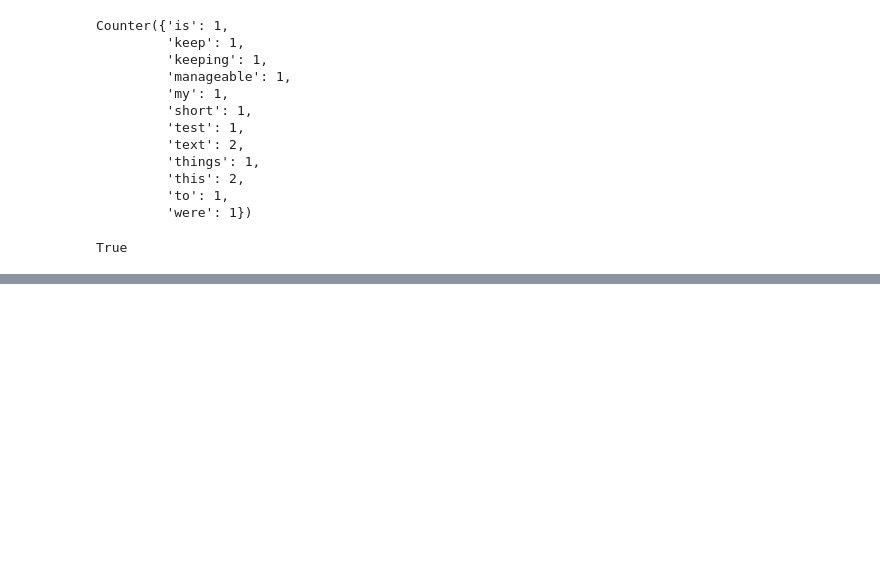
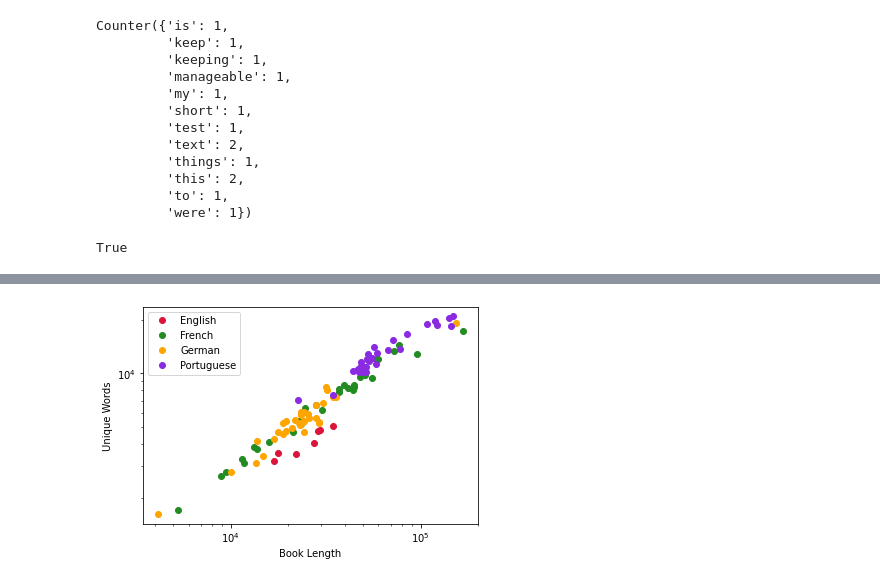
Before and after one commit to menobleknight/using-python-for-research, a Jupyter notebook: week-3-part-2/language-processing.ipynb, the cells around one changed output, grey strips where cells are left out. Cells and saved outputs as stored; diff of their text form; code cells hidden in the pictures; blank space fills up the shorter version.

```diff
--- a/week-3-part-2/language-processing.ipynb
+++ b/week-3-part-2/language-processing.ipynb
@@ -98,0 +293,18 @@ True
+# %%
+english = stats[stats.language == "English"]
+plt.loglog(english['length'], english['unique words'], "o", label="English", color="crimson");
+
+french = stats[stats.language == "French"]
+plt.loglog(french['length'], french['unique words'], "o", label="French", color="forestgreen");
+
+german = stats[stats.language == "German"]
+plt.loglog(german['length'], german['unique words'], "o", label="German", color="orange");
+
+portuguese = stats[stats.language == "Portuguese"]
+plt.loglog(portuguese['length'], portuguese['unique words'], "o", label="Portuguese", color="blueviolet");
+
+plt.legend();
+plt.xlabel("Book Length");
+plt.ylabel("Unique Words");
+# %% [output]
+[figure, added]
```
Also changed, not shown: parts of 23 cells of this notebook.
